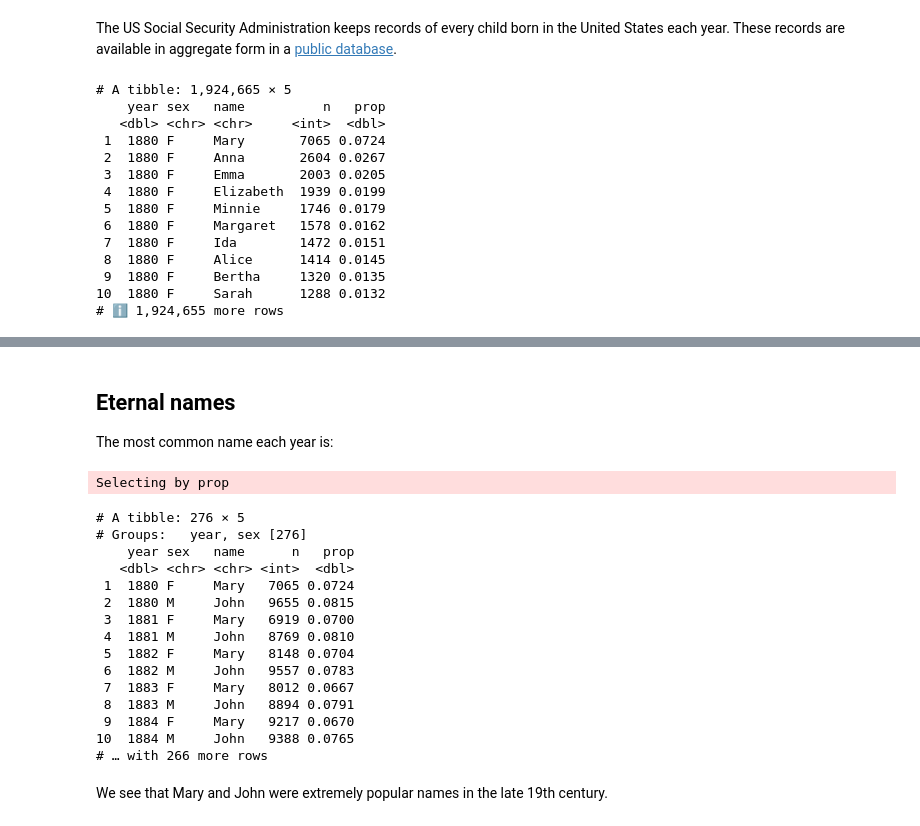
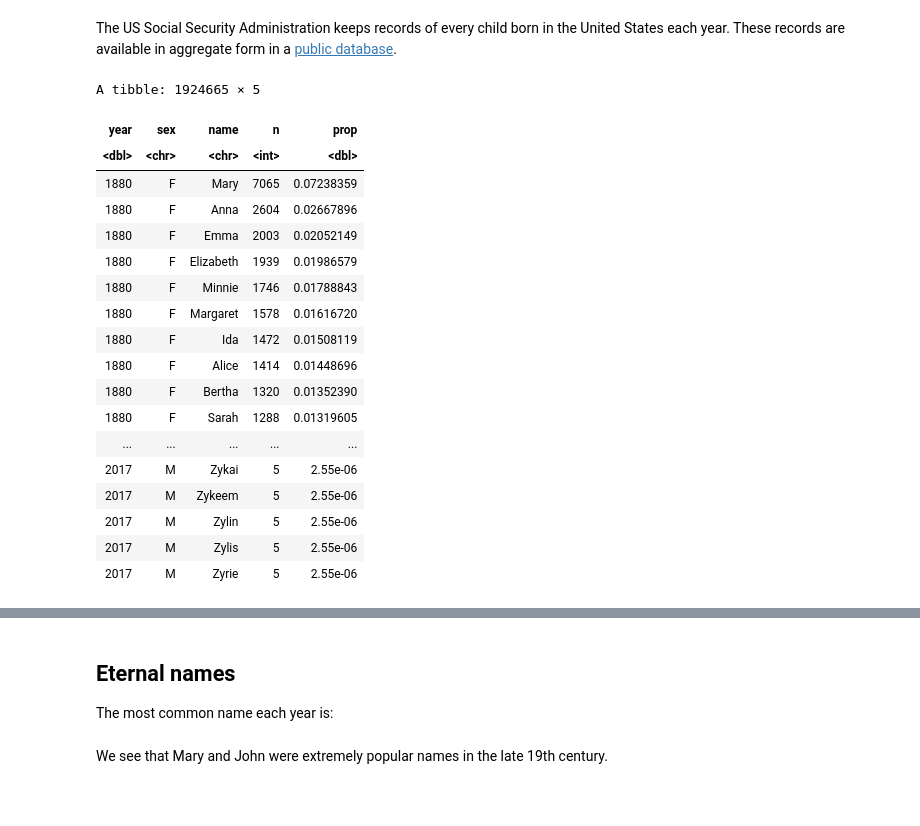
Before and after one commit to terhorst/stats504, a Jupyter notebook: lectures/week2/slides.ipynb, the cells around one changed output, grey strips where cells are left out. Cells and saved outputs as stored; diff of their text form; code cells hidden in the pictures; blank space fills up the shorter version.

```diff
--- a/lectures/week2/slides.ipynb
+++ b/lectures/week2/slides.ipynb
@@ -11,20 +20,25 @@ The US Social Security Administration keeps records of every child born in the U
 # %%
 # install.packages("babynames")
 library(babynames)
 
-babynames %>% print
+babynames
 # %% [output]
-# A tibble: 1,924,665 × 5
-    year sex   name          n   prop
-   <dbl> <chr> <chr>     <int>  <dbl>
- 1  1880 F     Mary       7065 0.0724
- 2  1880 F     Anna       2604 0.0267
- 3  1880 F     Emma       2003 0.0205
- 4  1880 F     Elizabeth  1939 0.0199
- 5  1880 F     Minnie     1746 0.0179
- 6  1880 F     Margaret   1578 0.0162
- 7  1880 F     Ida        1472 0.0151
- 8  1880 F     Alice      1414 0.0145
- 9  1880 F     Bertha     1320 0.0135
-10  1880 F     Sarah      1288 0.0132
-# ℹ 1,924,655 more rows
+A tibble: 1924665 × 5
+| year | sex | name | n | prop |
+| <dbl> | <chr> | <chr> | <int> | <dbl> |
+| 1880 | F | Mary | 7065 | 0.07238359 |
+| 1880 | F | Anna | 2604 | 0.02667896 |
+| 1880 | F | Emma | 2003 | 0.02052149 |
+| 1880 | F | Elizabeth | 1939 | 0.01986579 |
+| 1880 | F | Minnie | 1746 | 0.01788843 |
+| 1880 | F | Margaret | 1578 | 0.01616720 |
+| 1880 | F | Ida | 1472 | 0.01508119 |
+| 1880 | F | Alice | 1414 | 0.01448696 |
+| 1880 | F | Bertha | 1320 | 0.01352390 |
+| 1880 | F | Sarah | 1288 | 0.01319605 |
+| ... | ... | ... | ... | ... |
+| 2017 | M | Zykai | 5 | 2.55e-06 |
+| 2017 | M | Zykeem | 5 | 2.55e-06 |
+| 2017 | M | Zylin | 5 | 2.55e-06 |
+| 2017 | M | Zylis | 5 | 2.55e-06 |
+| 2017 | M | Zyrie | 5 | 2.55e-06 |
@@ -38,24 +60,9 @@ babynames %>% print
 ## Eternal names
 The most common name each year is:
 # %%
-group_by(babynames, year, sex) %>% top_n(1) %>% print
+# babynames %>% group_by(year, sex) %>% top_n(1, n) %>% print
+
+write_csv(babynames, file = "babynames.csv")
-# %% [output]
-Selecting by prop
-# A tibble: 276 × 5
-# Groups:   year, sex [276]
-    year sex   name      n   prop
-   <dbl> <chr> <chr> <int>  <dbl>
- 1  1880 F     Mary   7065 0.0724
- 2  1880 M     John   9655 0.0815
- 3  1881 F     Mary   6919 0.0700
- 4  1881 M     John   8769 0.0810
- 5  1882 F     Mary   8148 0.0704
- 6  1882 M     John   9557 0.0783
- 7  1883 F     Mary   8012 0.0667
- 8  1883 M     John   8894 0.0791
- 9  1884 F     Mary   9217 0.0670
-10  1884 M     John   9388 0.0765
-# … with 266 more rows
 # %% [markdown]
 We see that Mary and John were extremely popular names in the late 19th century.
 # %% [markdown]
```
Also changed, not shown: parts of 32 cells of this notebook.
